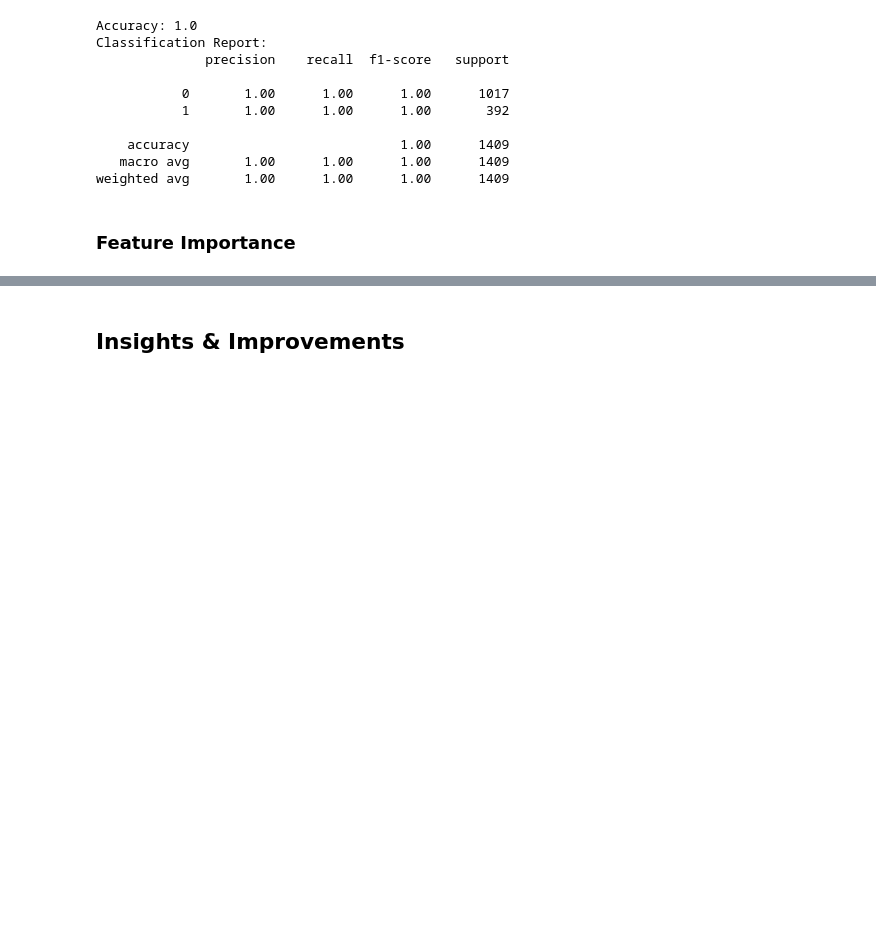
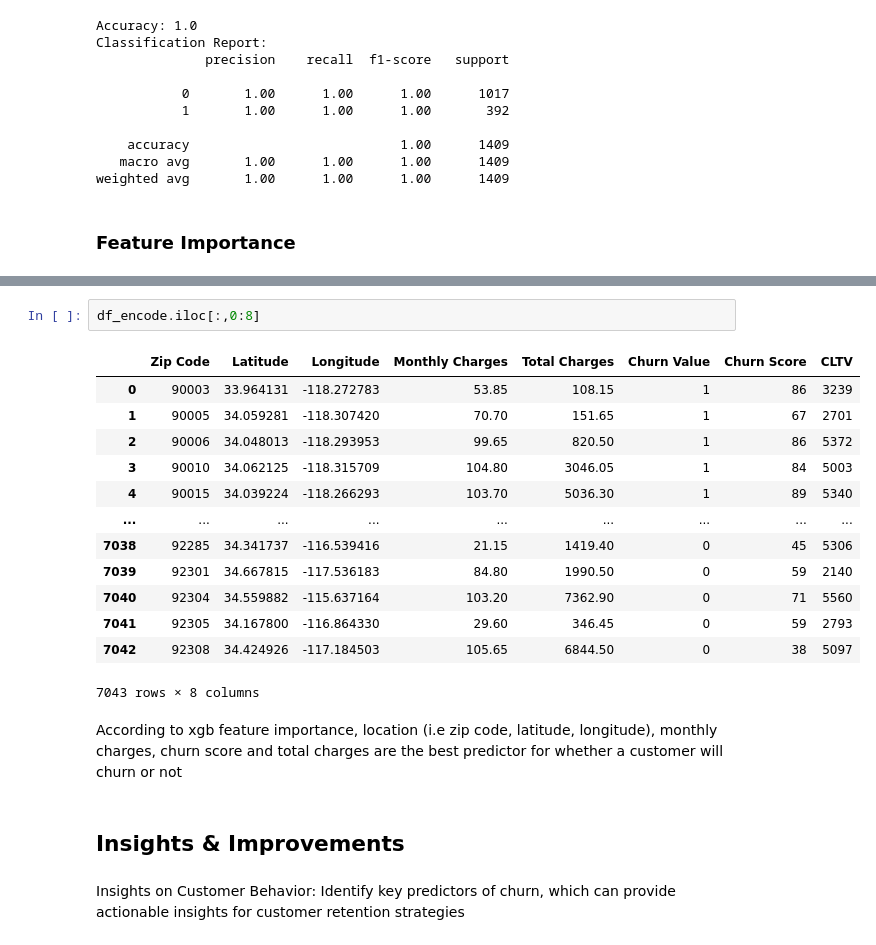
Before and after one commit to minari314159/Telco-Customer-Churn-Prediction, a Jupyter notebook: Customer_Churn_Prediction.ipynb, the cells around one changed output, grey strips where cells are left out. Saved outputs shown, nothing was run; the diff lists cells and outputs as text; blank space fills up the shorter version.

```diff
--- a/Customer_Churn_Prediction.ipynb
+++ b/Customer_Churn_Prediction.ipynb
@@ -530,2 +546,22 @@ plt.show()
+# %%
+df_encode.iloc[:,0:8]
+# %% [output]
+|  | Zip Code | Latitude | Longitude | Monthly Charges | Total Charges | Churn Value | Churn Score | CLTV |
+| 0 | 90003 | 33.964131 | -118.272783 | 53.85 | 108.15 | 1 | 86 | 3239 |
+| 1 | 90005 | 34.059281 | -118.307420 | 70.70 | 151.65 | 1 | 67 | 2701 |
+| 2 | 90006 | 34.048013 | -118.293953 | 99.65 | 820.50 | 1 | 86 | 5372 |
+| 3 | 90010 | 34.062125 | -118.315709 | 104.80 | 3046.05 | 1 | 84 | 5003 |
+| 4 | 90015 | 34.039224 | -118.266293 | 103.70 | 5036.30 | 1 | 89 | 5340 |
+| ... | ... | ... | ... | ... | ... | ... | ... | ... |
+| 7038 | 92285 | 34.341737 | -116.539416 | 21.15 | 1419.40 | 0 | 45 | 5306 |
+| 7039 | 92301 | 34.667815 | -117.536183 | 84.80 | 1990.50 | 0 | 59 | 2140 |
+| 7040 | 92304 | 34.559882 | -115.637164 | 103.20 | 7362.90 | 0 | 71 | 5560 |
+| 7041 | 92305 | 34.167800 | -116.864330 | 29.60 | 346.45 | 0 | 59 | 2793 |
+| 7042 | 92308 | 34.424926 | -117.184503 | 105.65 | 6844.50 | 0 | 38 | 5097 |
+7043 rows × 8 columns
+# %% [markdown]
+According to xgb feature importance, location (i.e zip code, latitude, longitude), monthly charges, churn score and total charges are the best predictor for whether a customer will churn or not
 # %% [markdown]
 ## Insights & Improvements
+# %% [markdown]
+Insights on Customer Behavior: Identify key predictors of churn, which can provide actionable insights for customer retention strategies
```
Also changed, not shown: parts of 7 cells of this notebook, 1 other file.
